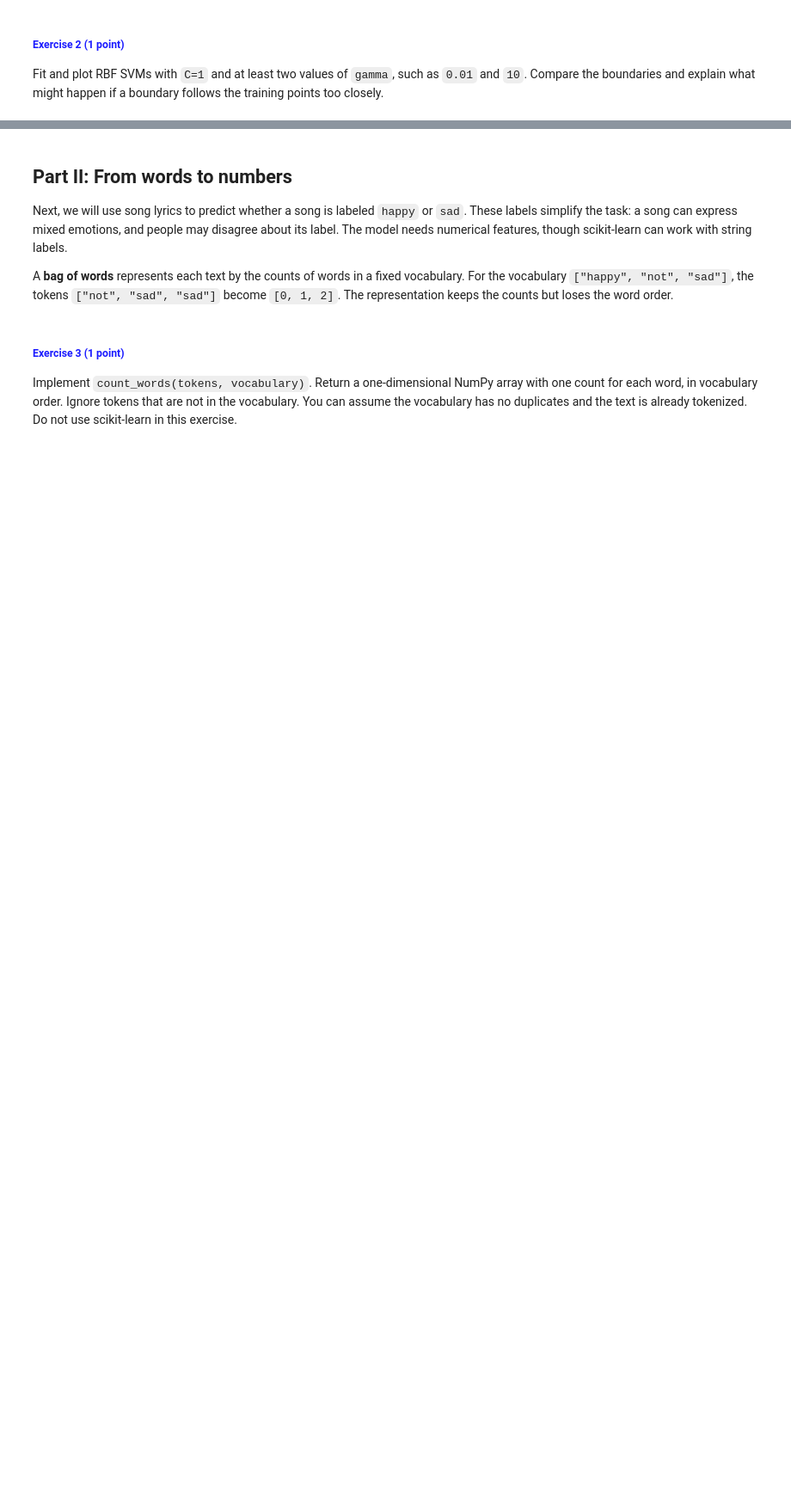
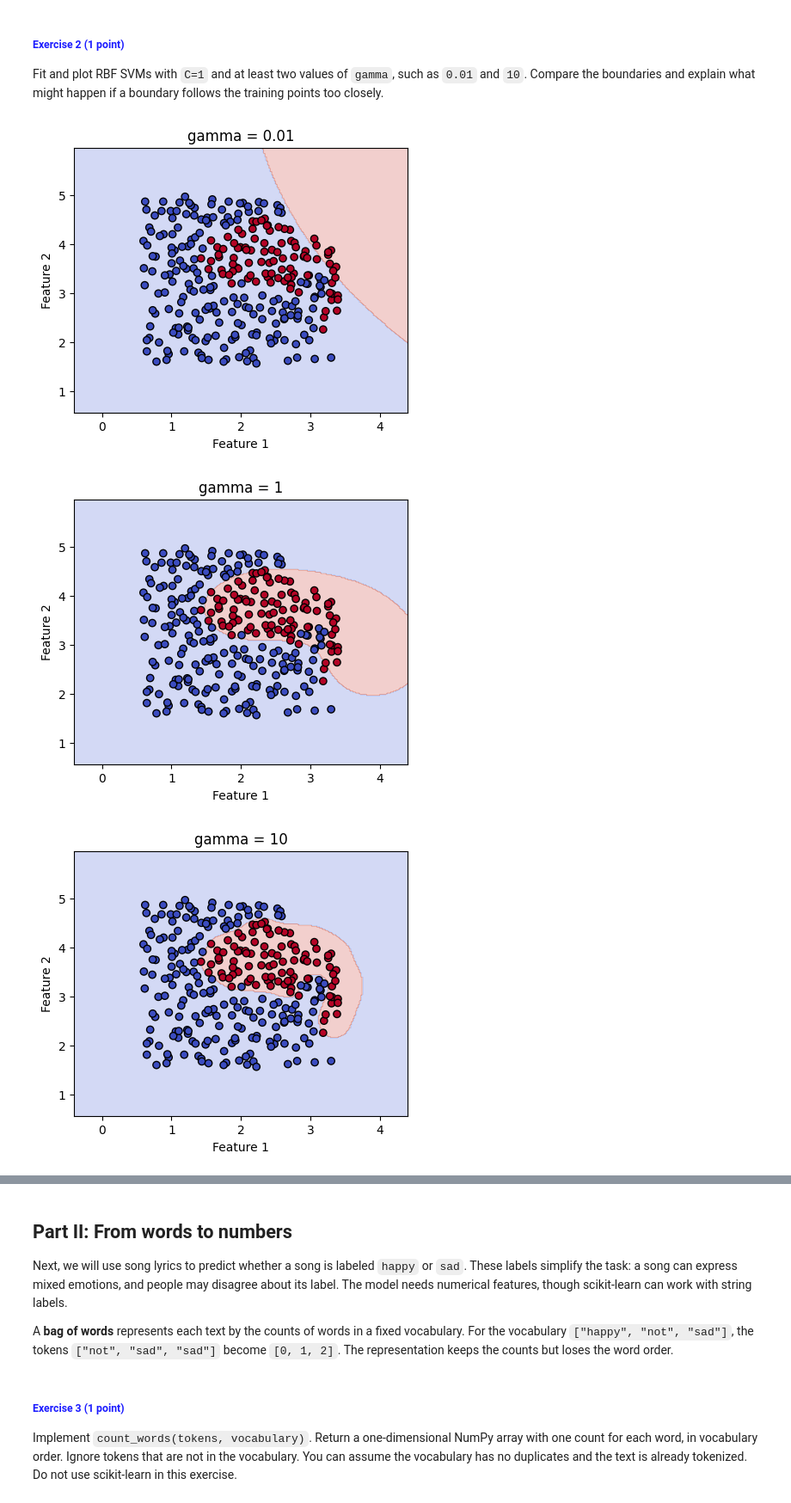
Before and after one commit to m-shaforostov/ML-practice, a Jupyter notebook: assignment4/SVM_Random_Forests.ipynb, the cells around one changed output, grey strips where cells are left out. Shown at 86% size. Cells and saved outputs as stored; diff of their text form; code cells hidden in the pictures; blank space fills up the shorter version.

```diff
--- a/assignment4/SVM_Random_Forests.ipynb
+++ b/assignment4/SVM_Random_Forests.ipynb
@@ -98,6 +109,12 @@ plt.show()
 
 Fit and plot RBF SVMs with `C=1` and at least two values of `gamma`, such as `0.01` and `10`. Compare the boundaries and explain what might happen if a boundary follows the training points too closely.
 # %%
-for gamma in [0.01, 10]:
+for gamma in [0.01, 1, 10]:
     # Create and fit an SVC with kernel="rbf", then plot its boundary.
-    ...
+    model = SVC(kernel="rbf", C=1, gamma=gamma)
+    model.fit(X_rbf, y_rbf)
+    plot_boundary(model, X_rbf, y_rbf, f"gamma = {gamma}")
+# %% [output]
+[figure, added]
+[figure, added]
+[figure, added]
```
Also changed, not shown: parts of 12 cells of this notebook.
